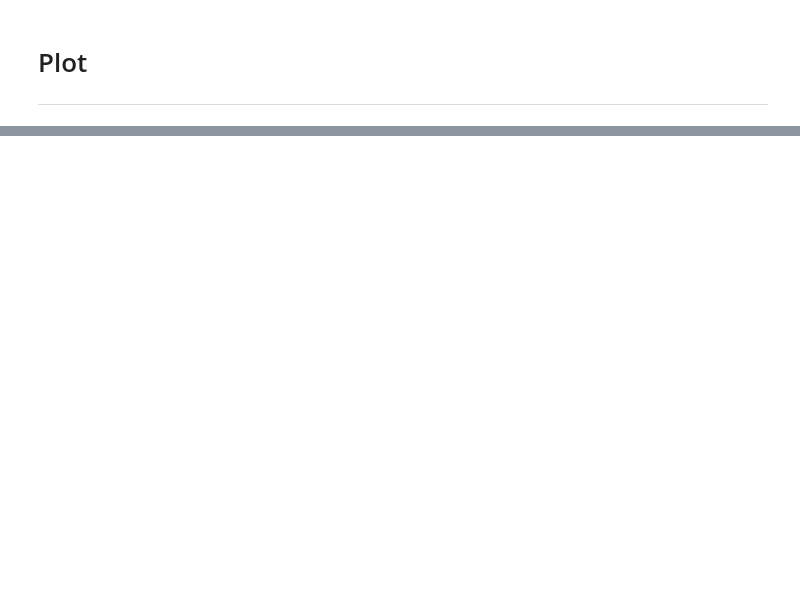
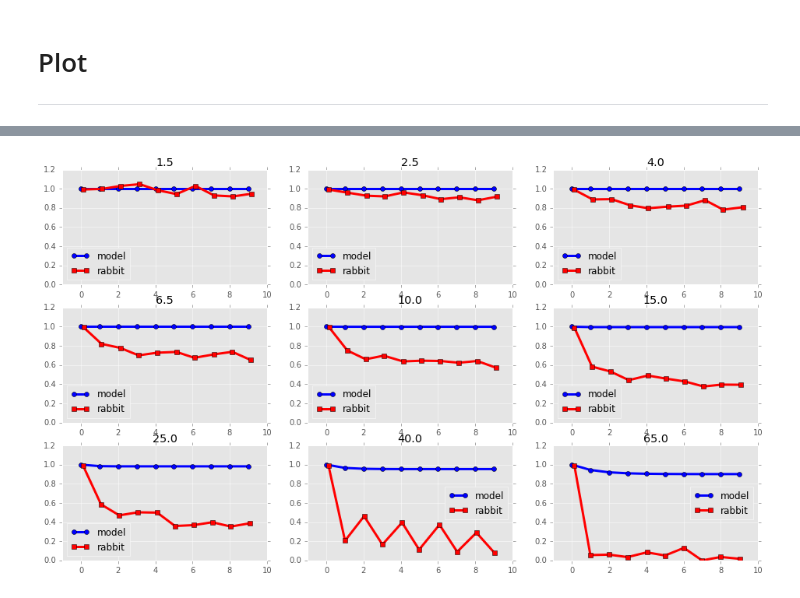
Before and after one commit to mbeyeler/pulse2percept, a Jupyter notebook: examples/notebooks/2.0-fit-all.ipynb, the cells around one changed output, grey strips where cells are left out. Cells and saved outputs as stored; diff of their text form; code cells hidden in the pictures; blank space fills up the shorter version.

```diff
--- a/examples/notebooks/2.0-fit-all.ipynb
+++ b/examples/notebooks/2.0-fit-all.ipynb
@@ -532,0 +758,22 @@ for i, freq in enumerate(test_freqs):
+# %%
+exp2_freqs = [1.5, 2.5, 4, 6.5, 10, 15, 25, 40, 65]
+exp2 = run_jensen2007_exp2(model, exp2_freqs)
+num_cols = np.floor(np.sqrt(len(exp2_freqs)))
+num_rows = np.ceil(len(exp2_freqs) / num_cols)
+plt.figure(figsize=(16, 9))
+for i, freq in enumerate(exp2_freqs):
+    cond = '%.1f' % freq
+    plt.subplot(num_rows, num_cols, i + 1)
+    if 'norm_resp' in exp2[cond]:
+        plt.plot(exp2[cond]['norm_resp'], 'o-b',
+                 linewidth=3, label='model')
+    if cond in jensen2007['norm_resp']:
+        plt.plot(jensen2007['norm_resp'][cond][:, 0] - 1,
+                 jensen2007['norm_resp'][cond][:, 1], 's-r',
+                 linewidth=3, label='rabbit')
+    plt.title(cond)
+    plt.ylim(0, 1.2)
+    plt.xlim(-1, 10)
+    plt.legend(loc='best')
+# %% [output]
+[figure, added]
```
Also changed, not shown: parts of 47 cells of this notebook, 6 other files.
